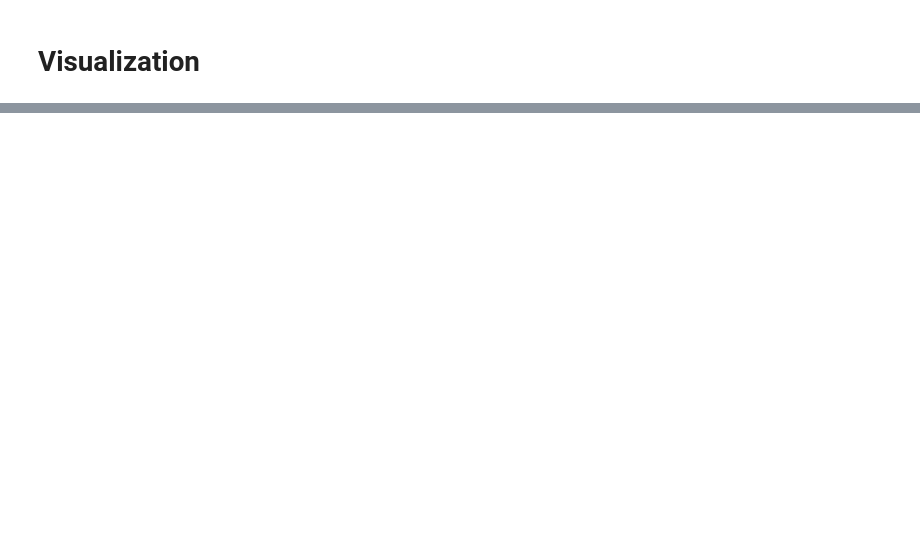
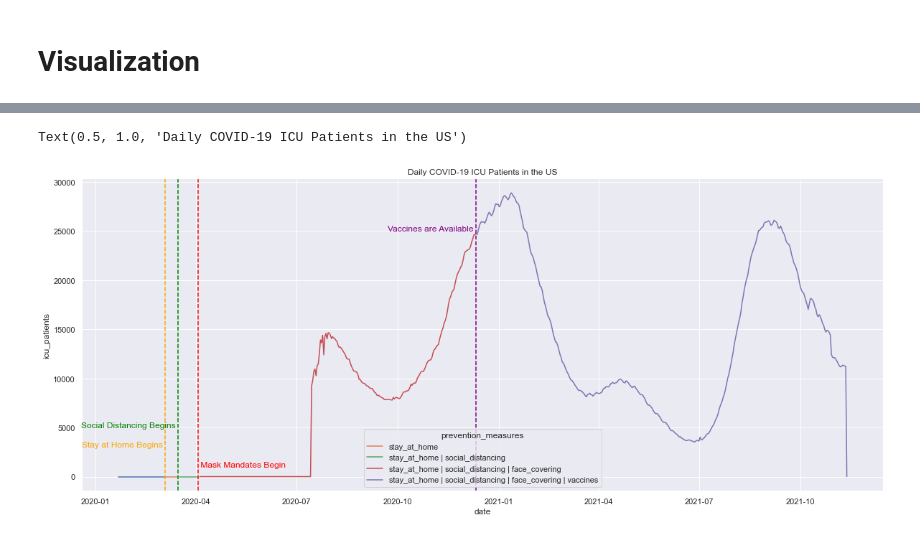
Before and after one commit to simrankota/comp4447_finalproject, a Jupyter notebook: final_project.ipynb, the cells around one changed output, grey strips where cells are left out. Cells and saved outputs as stored; diff of their text form; code cells hidden in the pictures; blank space fills up the shorter version.

```diff
--- a/final_project.ipynb
+++ b/final_project.ipynb
@@ -227,0 +322,15 @@ us_data[['stay_at_home', 'social_distancing', 'face_covering', 'vaccines', 'prev
+# %%
+sns.set(rc={'figure.figsize':(20,8)})
+sns.lineplot(x='date', y='icu_patients', hue='prevention_measures', data=us_data)
+plt.axvline(x=pd.to_datetime('2020-03-04'), color='orange', linestyle='--')
+plt.annotate('Stay at Home Begins ', (pd.to_datetime('2020-03-04'), 3000), ha='right', color='orange')
+plt.axvline(x=pd.to_datetime('2020-03-16'), color='green', linestyle='--')
+plt.annotate('Social Distancing Begins ', (pd.to_datetime('2020-03-16'), 5000), ha='right', color='green')
+plt.axvline(x=pd.to_datetime('2020-04-03'), color='red', linestyle='--')
+plt.annotate(' Mask Mandates Begin', (pd.to_datetime('2020-04-03'), 1000), color='red')
+plt.axvline(x=pd.to_datetime('2020-12-11'), color='purple', linestyle='--')
+plt.annotate('Vaccines are Available ', (pd.to_datetime('2020-12-11'), 25000), color='purple', ha='right')
+plt.title("Daily COVID-19 ICU Patients in the US")
+# %% [output]
+Text(0.5, 1.0, 'Daily COVID-19 ICU Patients in the US')
+[figure, added]
```
Also changed, not shown: parts of 31 cells of this notebook.
